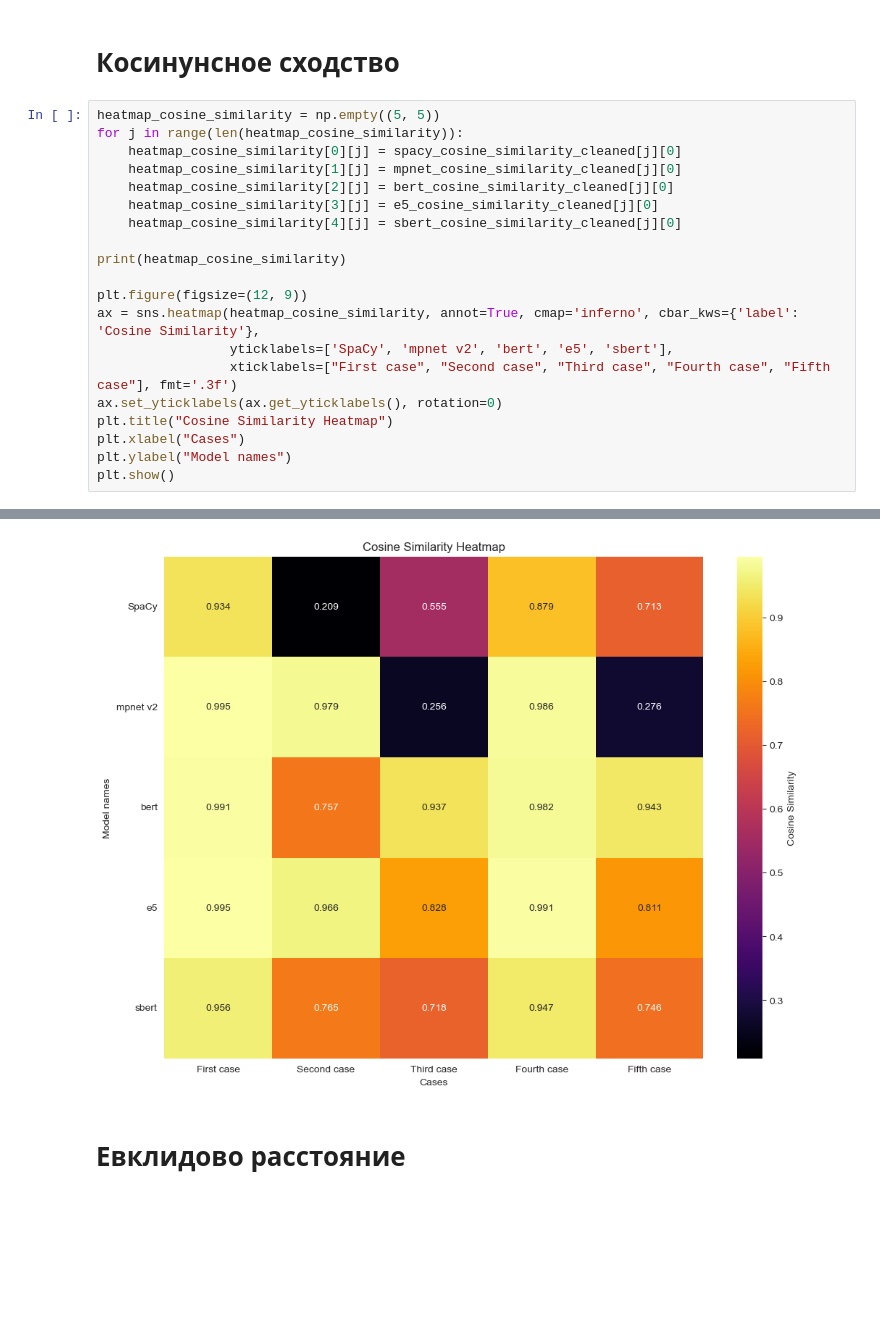
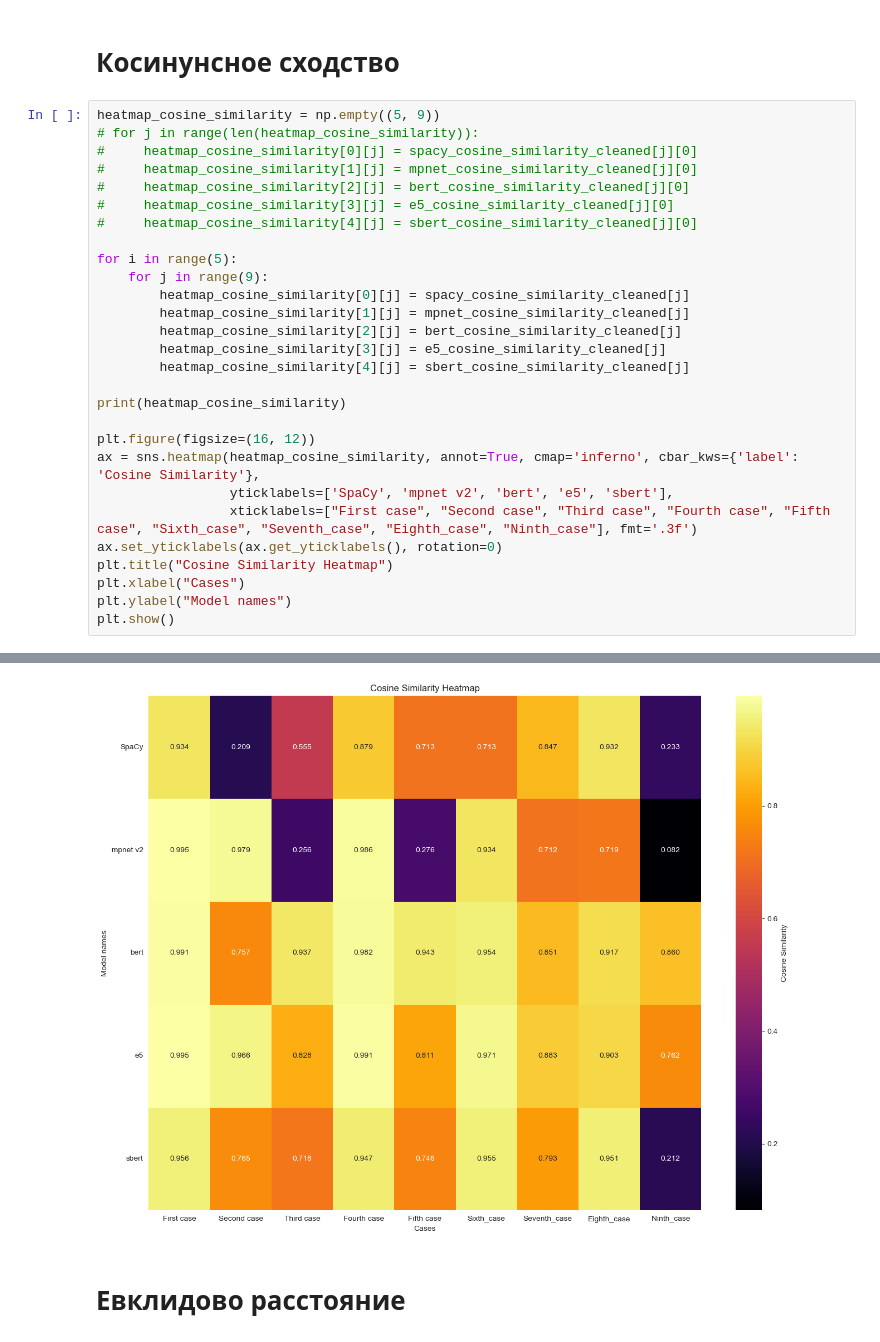
Before and after one commit to paulrainy/EmbeddingTest, a Jupyter notebook: spacy_test.ipynb, the cells around one changed output, grey strips where cells are left out. Saved outputs shown, nothing was run; the diff lists cells and outputs as text; blank space fills up the shorter version.

```diff
--- a/spacy_test.ipynb
+++ b/spacy_test.ipynb
@@ -656,20 +732,28 @@ print(spacy_euclidean_distance_cleaned)
 # %% [markdown]
 # Косинунсное сходство
 # %%
-heatmap_cosine_similarity = np.empty((5, 5))
-for j in range(len(heatmap_cosine_similarity)):
-    heatmap_cosine_similarity[0][j] = spacy_cosine_similarity_cleaned[j][0]
-    heatmap_cosine_similarity[1][j] = mpnet_cosine_similarity_cleaned[j][0]
-    heatmap_cosine_similarity[2][j] = bert_cosine_similarity_cleaned[j][0]
-    heatmap_cosine_similarity[3][j] = e5_cosine_similarity_cleaned[j][0]
-    heatmap_cosine_similarity[4][j] = sbert_cosine_similarity_cleaned[j][0]
+heatmap_cosine_similarity = np.empty((5, 9))
+# for j in range(len(heatmap_cosine_similarity)):
+#     heatmap_cosine_similarity[0][j] = spacy_cosine_similarity_cleaned[j][0]
+#     heatmap_cosine_similarity[1][j] = mpnet_cosine_similarity_cleaned[j][0]
+#     heatmap_cosine_similarity[2][j] = bert_cosine_similarity_cleaned[j][0]
+#     heatmap_cosine_similarity[3][j] = e5_cosine_similarity_cleaned[j][0]
+#     heatmap_cosine_similarity[4][j] = sbert_cosine_similarity_cleaned[j][0]
+
+for i in range(5):
+    for j in range(9):
+        heatmap_cosine_similarity[0][j] = spacy_cosine_similarity_cleaned[j]
+        heatmap_cosine_similarity[1][j] = mpnet_cosine_similarity_cleaned[j]
+        heatmap_cosine_similarity[2][j] = bert_cosine_similarity_cleaned[j]
+        heatmap_cosine_similarity[3][j] = e5_cosine_similarity_cleaned[j]
+        heatmap_cosine_similarity[4][j] = sbert_cosine_similarity_cleaned[j]
 
 print(heatmap_cosine_similarity)
 
-plt.figure(figsize=(12, 9))
+plt.figure(figsize=(16, 12))
 ax = sns.heatmap(heatmap_cosine_similarity, annot=True, cmap='inferno', cbar_kws={'label': 'Cosine Similarity'},
                  yticklabels=['SpaCy', 'mpnet v2', 'bert', 'e5', 'sbert'],
-                 xticklabels=["First case", "Second case", "Third case", "Fourth case", "Fifth case"], fmt='.3f')
+                 xticklabels=["First case", "Second case", "Third case", "Fourth case", "Fifth case", "Sixth_case", "Seventh_case", "Eighth_case", "Ninth_case"], fmt='.3f')
 ax.set_yticklabels(ax.get_yticklabels(), rotation=0)
 plt.title("Cosine Similarity Heatmap")
 plt.xlabel("Cases")
@@ -684,4 +773,4 @@ plt.show()
-[figure, old version]
+[figure, new version]
 # %% [markdown]
 # Евклидово расстояние
 # %%
```
Also changed, not shown: parts of 19 cells of this notebook, 38 other files.
